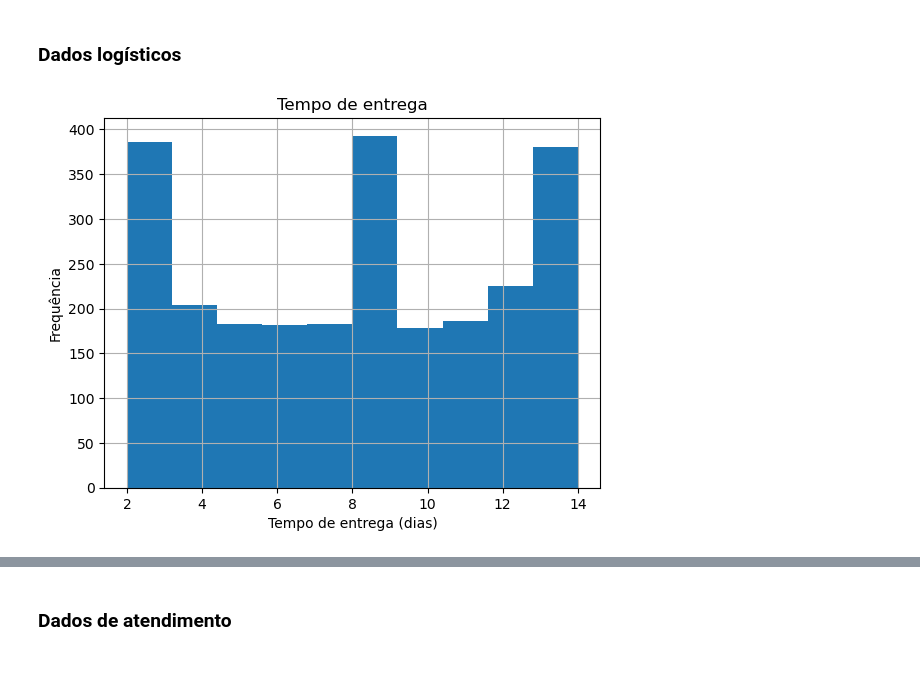
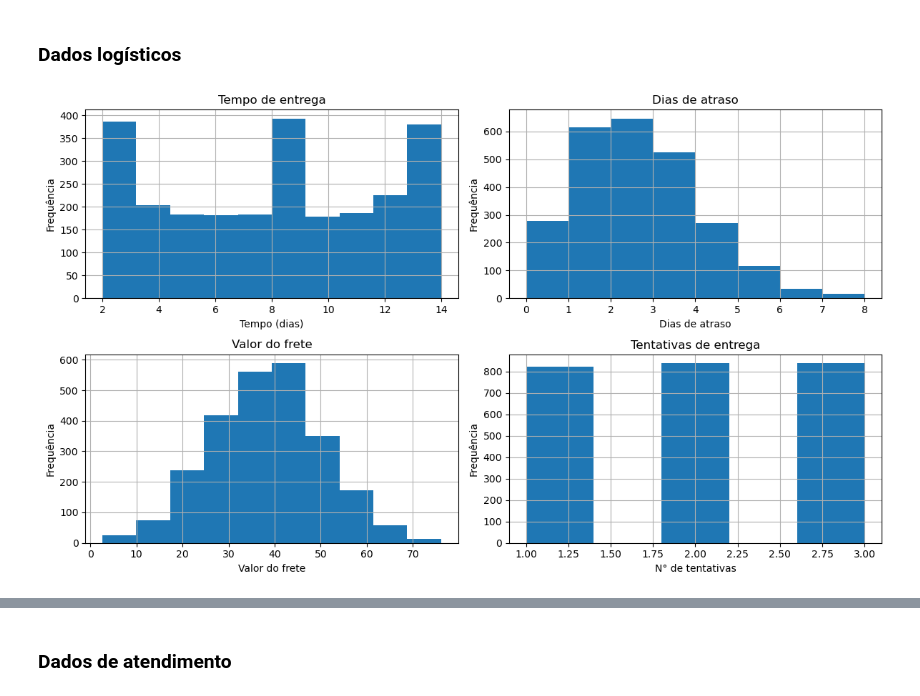
Before and after one commit to 1IAST-G29/TechChallenge-Fase1, a Jupyter notebook: notebooks/main.ipynb, the cells around one changed output, grey strips where cells are left out. Cells and saved outputs as stored; diff of their text form; code cells hidden in the pictures; blank space fills up the shorter version.

```diff
--- a/notebooks/main.ipynb
+++ b/notebooks/main.ipynb
@@ -206,10 +206,39 @@ plt.show()
 # %% [markdown]
 ### Dados logísticos
 # %%
-df['delivery_time_days'].hist(bins=10)
-plt.xlabel('Tempo de entrega (dias)')
-plt.ylabel('Frequência')
-plt.title('Tempo de entrega')
+#Grades do plot em duas linhas e duas colunas
+fig, axs = plt.subplots(2, 2, figsize=(12, 7))
+
+# Gráfico 7, contendo o histograma do nº de dias para entrega do pedido
+df['delivery_time_days'].hist(bins=10, ax = axs[0,0])
+axs[0,0].set_xlabel('Tempo (dias)')
+axs[0,0].set_ylabel('Frequência')
+axs[0,0].set_title('Tempo de entrega')
+axs[0,0].grid(True)
+
+# Gráfico 8, contendo o histograma dos dias de atraso na entrega
+df['delivery_delay_days'].hist(bins=8, ax = axs[0,1])
+axs[0,1].set_xlabel('Dias de atraso')
+axs[0,1].set_ylabel('Frequência')
+axs[0,1].set_title('Dias de atraso')
+axs[0,1].grid(True)
+
+# Gráfico 9, contendo o histograma dos valores de frete
+df['freight_value'].hist(bins=10, ax = axs[1,0])
+axs[1,0].set_xlabel('Valor do frete')
+axs[1,0].set_ylabel('Frequência')
+axs[1,0].set_title('Valor do frete')
+axs[1,0].grid(True)
+
+# Gráfico 10, contendo o histograma do número de tentativas de entrega
+df['delivery_attempts'].hist(bins=5, ax = axs[1,1])
+axs[1,1].set_xlabel('N° de tentativas')
+axs[1,1].set_ylabel('Frequência')
+axs[1,1].set_title('Tentativas de entrega')
+axs[1,1].grid(True)
+
+
+plt.tight_layout()
 plt.show()
 # %% [output]
-[figure, old version]
+[figure, new version]
```
Also changed, not shown: parts of 11 cells of this notebook, 1 other file.
